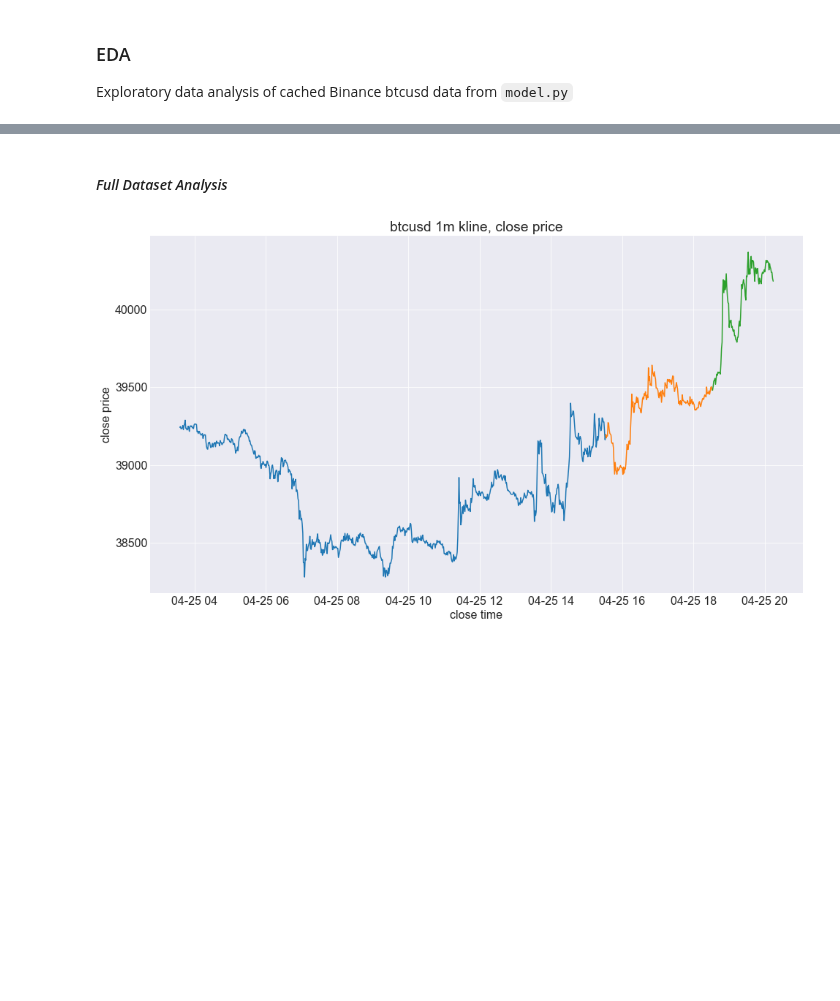
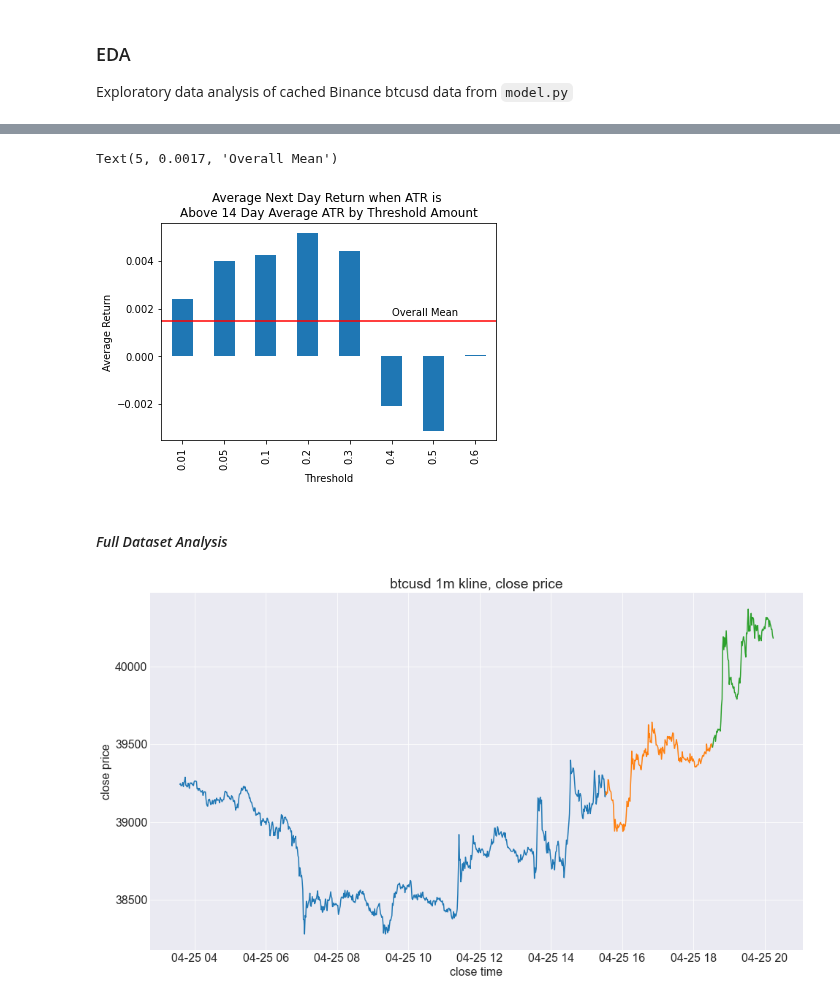
Before and after one commit to FinancialForecasters/financial_forecaster, a Jupyter notebook: ff_final_notebook.ipynb, the cells around one changed output, grey strips where cells are left out. Saved outputs shown, nothing was run; the diff lists cells and outputs as text; code cells hidden in the pictures; blank space fills up the shorter version.

```diff
--- a/ff_final_notebook.ipynb
+++ b/ff_final_notebook.ipynb
@@ -113,0 +128,8 @@ Exploratory data analysis of cached Binance btcusd data from `model.py`
+# %%
+df = tidy.add_ATR_feature(df)
+# %%
+thresholds_to_try = [0.01, 0.05, 0.1, 0.2, 0.3, 0.4, 0.5, 0.6]
+returns = {}
+for threshold in thresholds_to_try:
+    avg_return = tidy.perform_ATR_analysis(df, atr_threshold=threshold, make_plots=False)
+    returns[threshold] = avg_return
@@ -114,3 +154,13 @@ Exploratory data analysis of cached Binance btcusd data from `model.py`
+# %%
+pd.DataFrame(returns, index = ['avg_return']).T.plot.bar(legend=False)
+plt.title('Average Next Day Return when ATR is \nAbove 14 Day Average ATR by Threshold Amount')
+plt.xlabel('Threshold')
+plt.ylabel('Average Return')
+plt.axhline(df.fwd_log_ret.mean(), color = 'r')
+plt.annotate('Overall Mean', (5, 0.0017))
+# %% [output]
+Text(5, 0.0017, 'Overall Mean')
+[figure, added]
 # %% [markdown]
 #### *Full Dataset Analysis*
 # %%
```
Also changed, not shown: parts of 24 cells of this notebook.
